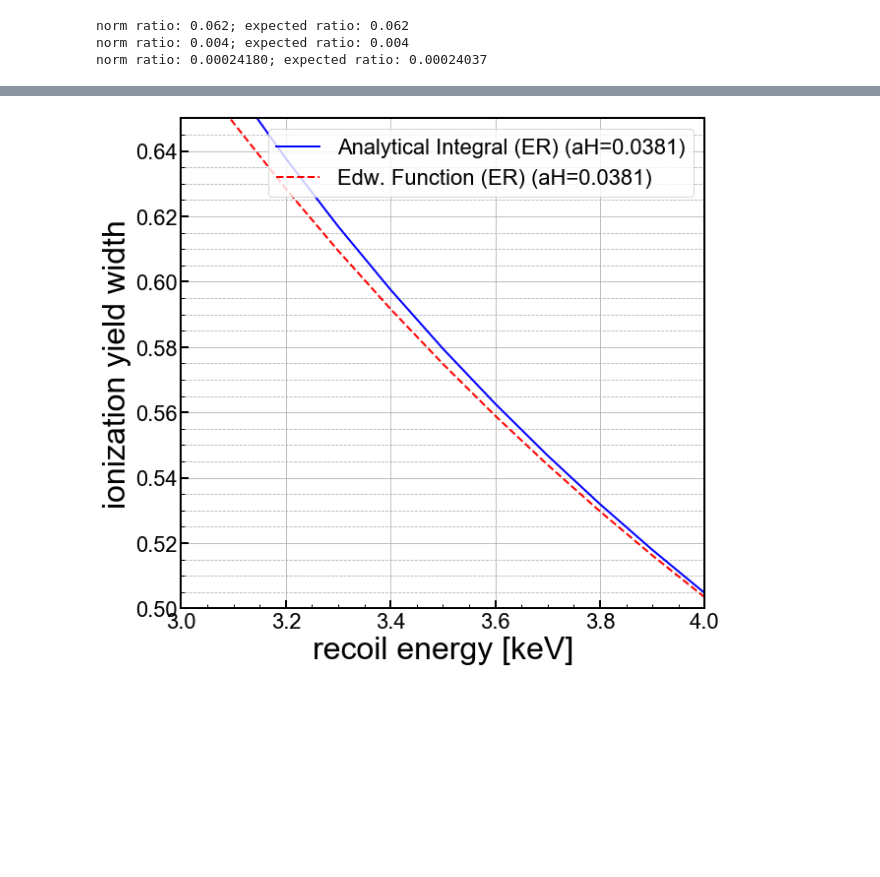
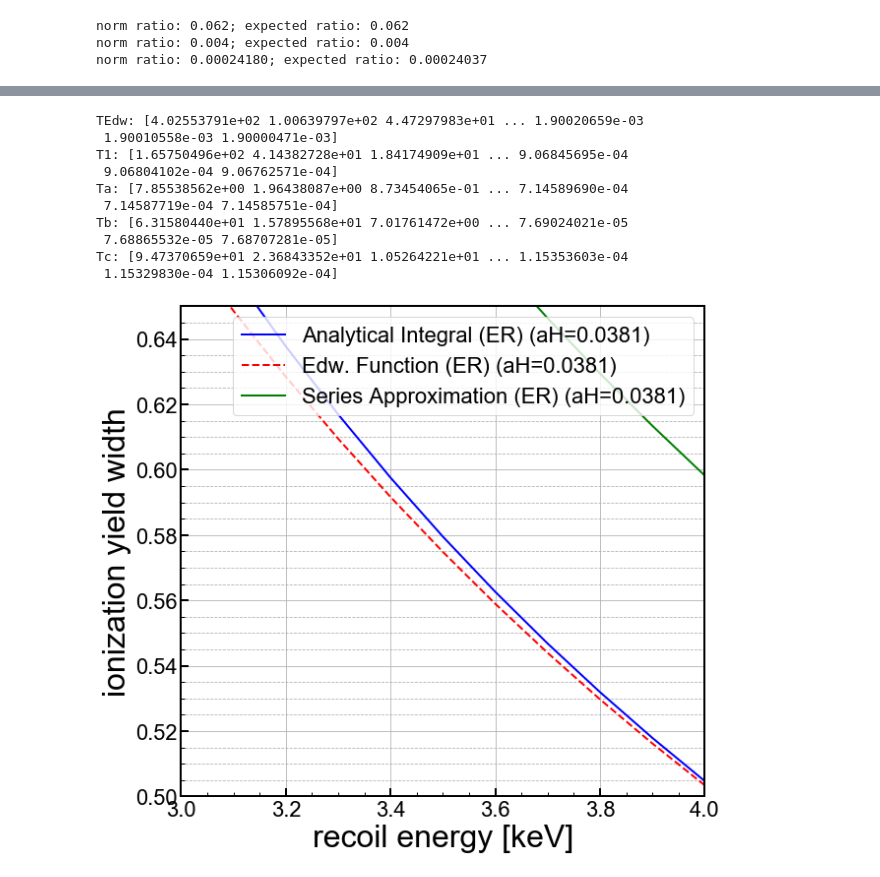
Before and after one commit to villano-lab/nrFano_paper2019, a Jupyter notebook: analysis_notebooks/timing_tests.ipynb, the cells around one changed output, grey strips where cells are left out. Saved outputs shown, nothing was run; the diff lists cells and outputs as text; code cells hidden in the pictures; blank space fills up the shorter version.

Commit message:
[ANV] updated prob_dist.py with series approximation in higher order

```diff
--- a/analysis_notebooks/timing_tests.ipynb
+++ b/analysis_notebooks/timing_tests.ipynb
@@ -239,36 +245,48 @@ ax1.plot(X,np.sqrt(pd.analytical_NRQ_var(X,A=1.0,B=0.0,alpha=0.0000001)),color='
          label='Analytical Integral (ER) (aH={})'.format(0.0381))
 ax1.plot(X,sigQerv(X),color='r',linestyle="--",linewidth=2, \
          label='Edw. Function (ER) (aH={})'.format(0.0381))
+ax1.plot(X,np.sqrt(pd.series_NRQ_var(X,A=1.0,B=0.0,alpha=0.0000001)),color='g',linestyle="-",linewidth=2, \
+         label='Series Approximation (ER) (aH={})'.format(0.0381))
 
 #ax1.errorbar(xE,qbootsigs, yerr=(qbootsigerrsl,qbootsigerrsu), \
 #             color='k', marker='o',markersize=4,linestyle='none',label='ER scatters', linewidth=2)
 #ax1.errorbar(E_recoil_ER[mask],sig_ER[mask], yerr=sig_ER_err[mask], \
 #             color='k', marker='^',markersize=8,linestyle='none',label='Edw. ER scatters', linewidth=2)
 
 
 
 
 ymin = 0.5
 ymax = 0.65
 
 
 
 ax1.set_yscale('linear')
 #ax1.set_yscale('log')
 ax1.set_xlim(3, 4)
 ax1.set_ylim(ymin,ymax)
 ax1.set_xlabel(r'recoil energy [keV]',**axis_font)
 ax1.set_ylabel('ionization yield width',**axis_font)
 ax1.grid(True)
 ax1.yaxis.grid(True,which='minor',linestyle='--')
 ax1.legend(loc=1,prop={'size':22})
 #ax1.legend(bbox_to_anchor=(1.04,1),borderaxespad=0,prop={'size':22})
 
 for axis in ['top','bottom','left','right']:
   ax1.spines[axis].set_linewidth(2)
 
 plt.tight_layout()
 plt.savefig('pics/analytic_integral0.png')
 plt.show()
 # %% [output]
+TEdw: [4.02553791e+02 1.00639797e+02 4.47297983e+01 ... 1.90020659e-03
+ 1.90010558e-03 1.90000471e-03]
+T1: [1.65750496e+02 4.14382728e+01 1.84174909e+01 ... 9.06845695e-04
+ 9.06804102e-04 9.06762571e-04]
+Ta: [7.85538562e+00 1.96438087e+00 8.73454065e-01 ... 7.14589690e-04
+ 7.14587719e-04 7.14585751e-04]
+Tb: [6.31580440e+01 1.57895568e+01 7.01761472e+00 ... 7.69024021e-05
+ 7.68865532e-05 7.68707281e-05]
+Tc: [9.47370659e+01 2.36843352e+01 1.05264221e+01 ... 1.15353603e-04
+ 1.15329830e-04 1.15306092e-04]
-[figure, old version]
+[figure, new version]
```
Also changed, not shown: parts of 4 cells of this notebook, 2 other files.
